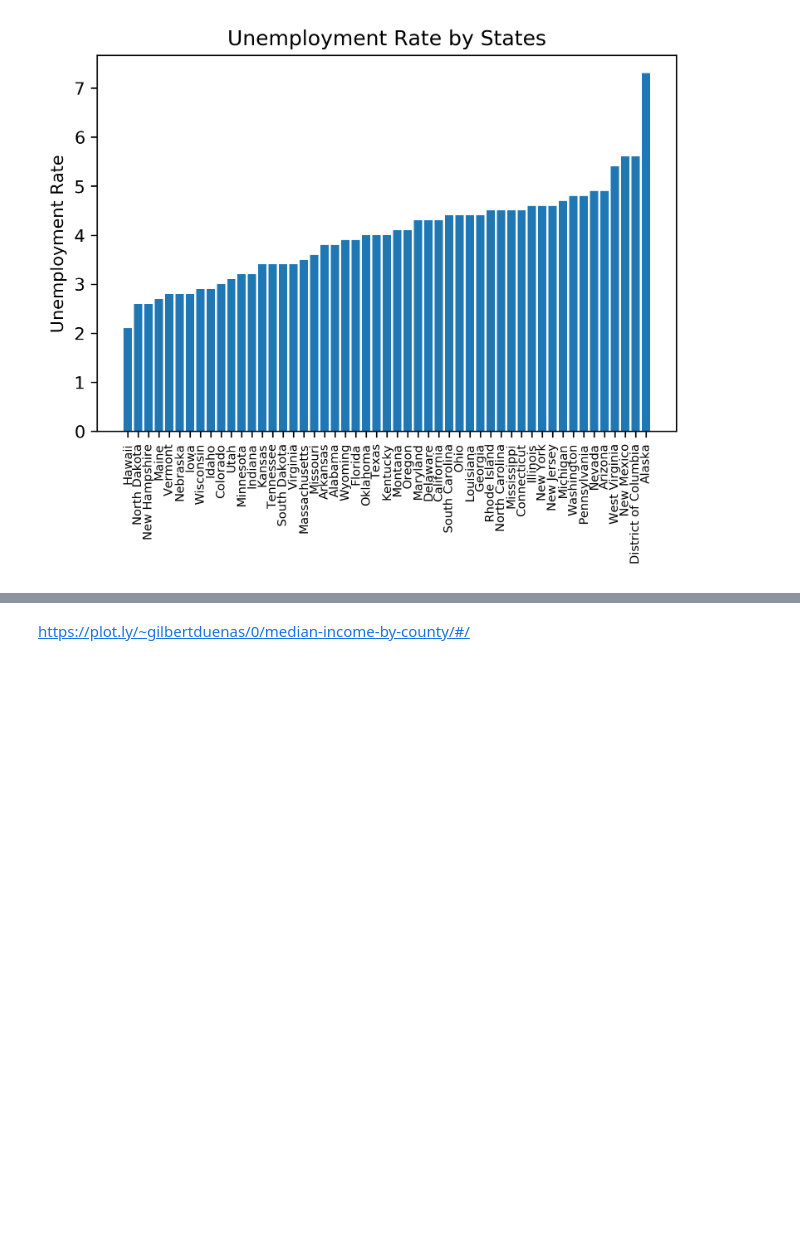
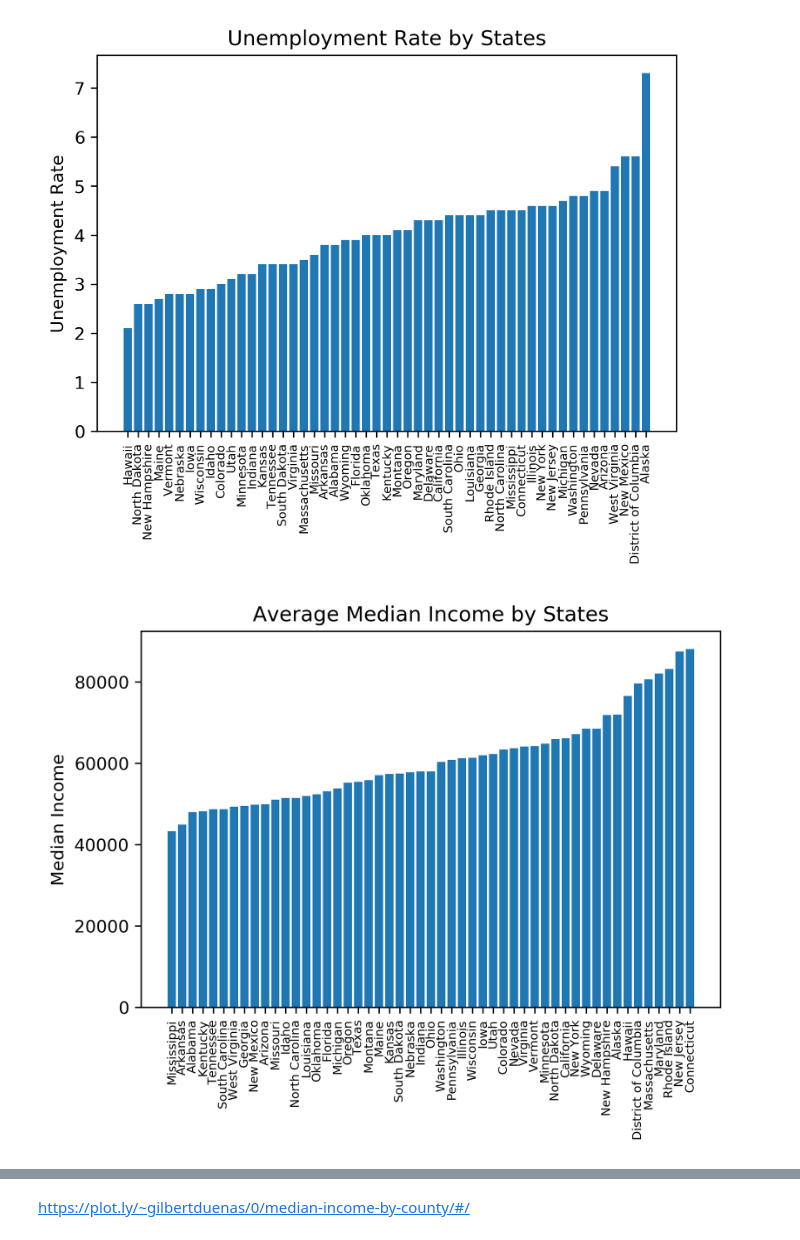
Before and after one commit to gilbertduenas/Wikipedia-Web-Scraping, a Jupyter notebook: Wikipedia Web Scraping.ipynb, the cells around one changed output, grey strips where cells are left out. Saved outputs shown, nothing was run; the diff lists cells and outputs as text; code cells hidden in the pictures; blank space fills up the shorter version.

```diff
--- a/Wikipedia Web Scraping.ipynb
+++ b/Wikipedia Web Scraping.ipynb
@@ -108,6 +108,22 @@ plt.savefig('unemployment_state.png', bbox_inches = 'tight')
 plt.show()
 # %% [output]
 [figure]
+# %%
+# sort by average median income and save a csv
+df_medianincome_sort_state = df_medianincome_trim.groupby(['State'], as_index=False).mean().sort_values(['MedianIncome'])
+df_medianincome2 = df_medianincome_sort_state
+df_medianincome2.to_csv('states_by_unemployment_rate.csv', header=1, index=False)
+
+# plot the data
+plt.figure(dpi=300)
+plt.xticks(fontsize=7, rotation=90)
+plt.bar(df_medianincome2['State'], df_medianincome2['MedianIncome'])
+plt.title('Average Median Income by States')
+plt.ylabel('Median Income')
+plt.savefig('Median_Income28.png', bbox_inches = 'tight')
+plt.show()
+# %% [output]
+[figure, added]
 # %%
 # sort by state and save a csv
 df_medianincome_sort_state = df_medianincome_trim.sort_values(['State'])
```
Also changed, not shown: parts of 5 cells of this notebook.
